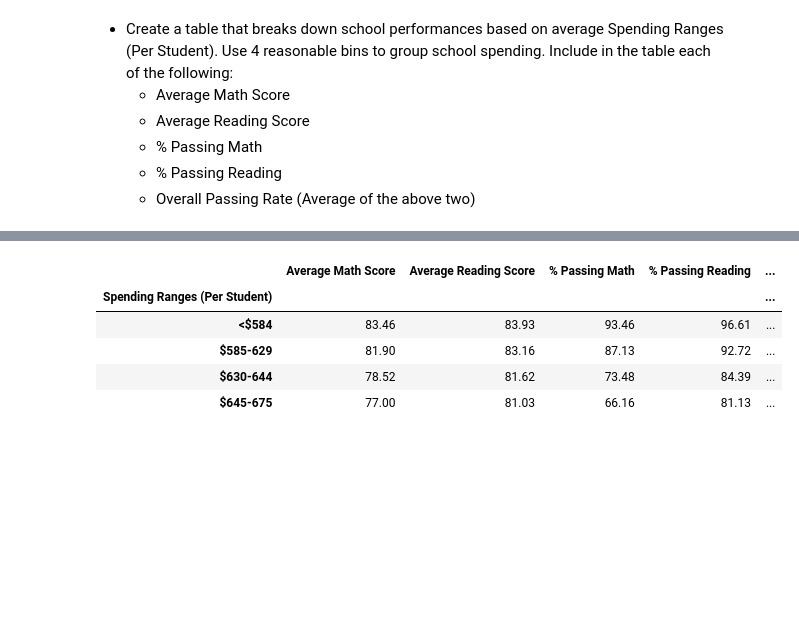
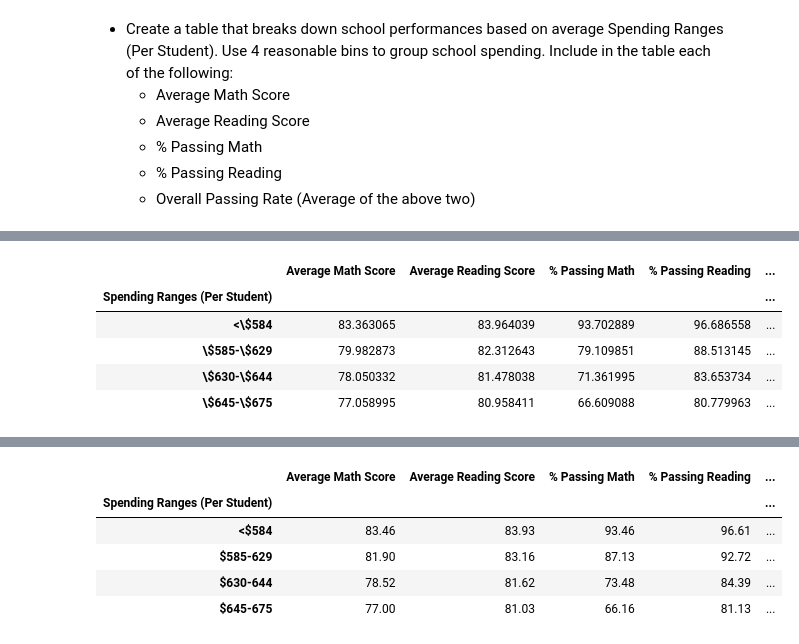
Before and after one commit to khutula/pandas-challenge, a Jupyter notebook: PyCitySchools/PyCitySchools_starter.ipynb, the cells around one changed output, grey strips where cells are left out. Saved outputs shown, nothing was run; the diff lists cells and outputs as text; code cells hidden in the pictures; blank space fills up the shorter version.

```diff
--- a/PyCitySchools/PyCitySchools_starter.ipynb
+++ b/PyCitySchools/PyCitySchools_starter.ipynb
@@ -317,0 +305,25 @@ reading_by_grades_df
+# %%
+school_spending_df = school_spending_df[["math_score","reading_score","Overall Passing","Spending Ranges (Per Student)"]]
+
+school_spending_df = school_spending_df.set_index("Spending Ranges (Per Student)",drop=True)
+school_spending_df = school_spending_df.groupby("Spending Ranges (Per Student)")
+# %%
+school_spending_avgs_df = school_spending_df["math_score","reading_score"].mean()
+school_spending_avgs_df = school_spending_avgs_df.rename(columns={"math_score":"Average Math Score","reading_score":"Average Reading Score"})
+# %%
+school_spending_pass_df = school_spending_df["math_score","reading_score"].apply(lambda x: ((x>=70).sum()) / x.count() * 100)
+school_spending_pass_df = school_spending_pass_df.rename(columns={"math_score":"% Passing Math","reading_score":"% Passing Reading"})
+school_spending_summary_df = pd.merge(school_spending_avgs_df, school_spending_pass_df, how="left", on="Spending Ranges (Per Student)")
+# %%
+#school_spending_summary_df["Overall Passing"] = school_spending_summary_df["Overall Passing"] * 100
+overall_pass = school_spending_df["Overall Passing"].sum() / school_spending_df["Overall Passing"].count() * 100
+school_spending_summary_df = pd.merge(school_spending_summary_df, overall_pass, how="left", on="Spending Ranges (Per Student)")
+# %%
+school_spending_summary_df
+# %% [output]
+|  | Average Math Score | Average Reading Score | % Passing Math | % Passing Reading | ... |
+| Spending Ranges (Per Student) |  |  |  |  | ... |
+| <\$584 | 83.363065 | 83.964039 | 93.702889 | 96.686558 | ... |
+| \$585-\$629 | 79.982873 | 82.312643 | 79.109851 | 88.513145 | ... |
+| \$630-\$644 | 78.050332 | 81.478038 | 71.361995 | 83.653734 | ... |
+| \$645-\$675 | 77.058995 | 80.958411 | 66.609088 | 80.779963 | ... |
```
Also changed, not shown: parts of 24 cells of this notebook.
